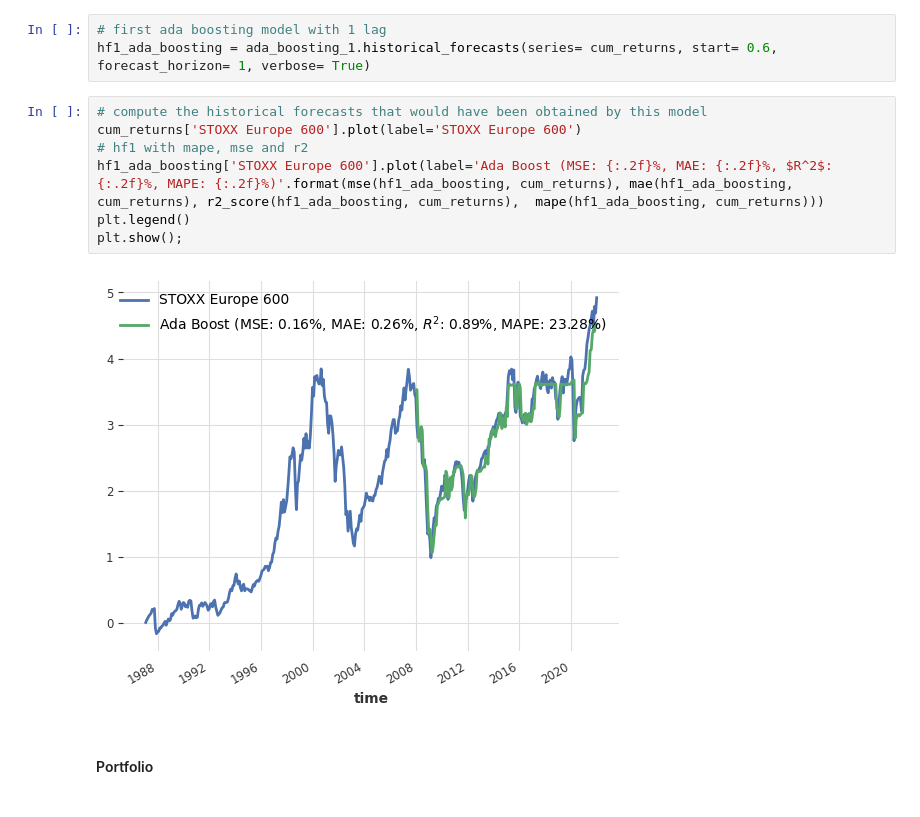
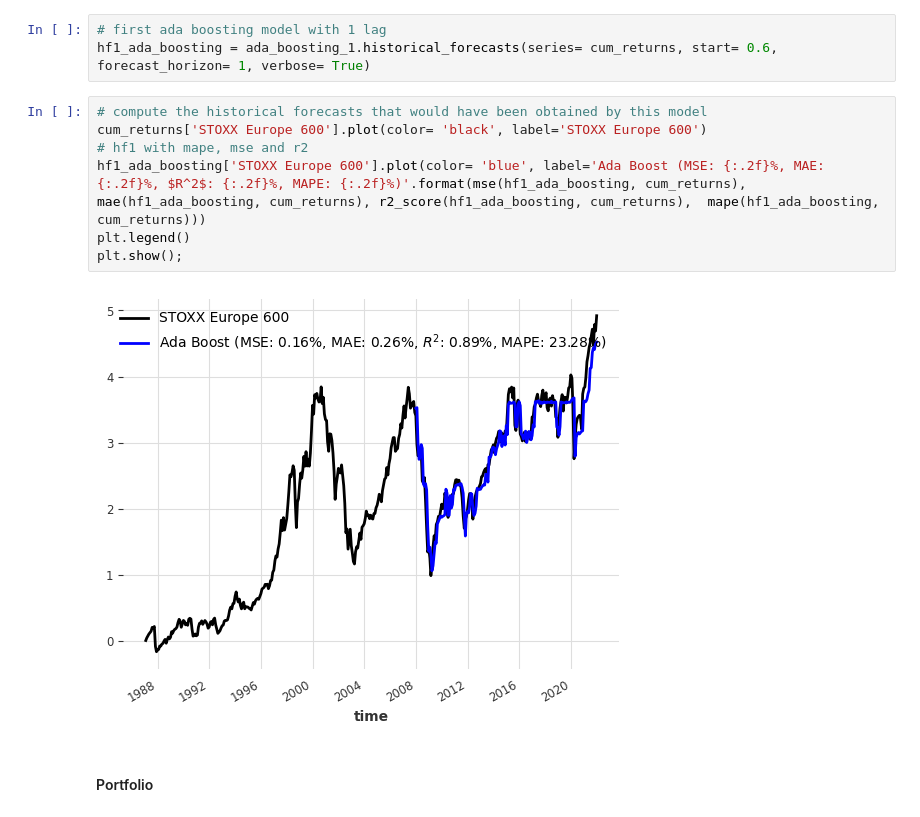
Before and after one commit to Ankru98/masterthesis, a Jupyter notebook: 4_nonlinear_machine_learning.ipynb, the cells around one changed output. Saved outputs shown, nothing was run; the diff lists cells and outputs as text.

```diff
--- a/4_nonlinear_machine_learning.ipynb
+++ b/4_nonlinear_machine_learning.ipynb
@@ -257,13 +257,13 @@ ada_boosting_forecast_1 = ada_boosting_1.predict(len(test))
 hf1_ada_boosting = ada_boosting_1.historical_forecasts(series= cum_returns, start= 0.6, forecast_horizon= 1, verbose= True)
 # %%
 # compute the historical forecasts that would have been obtained by this model
-cum_returns['STOXX Europe 600'].plot(label='STOXX Europe 600')
+cum_returns['STOXX Europe 600'].plot(color= 'black', label='STOXX Europe 600')
 # hf1 with mape, mse and r2
-hf1_ada_boosting['STOXX Europe 600'].plot(label='Ada Boost (MSE: {:.2f}%, MAE: {:.2f}%, $R^2$: {:.2f}%, MAPE: {:.2f}%)'.format(mse(hf1_ada_boosting, cum_returns), mae(hf1_ada_boosting, cum_returns), r2_score(hf1_ada_boosting, cum_returns),  mape(hf1_ada_boosting, cum_returns)))
+hf1_ada_boosting['STOXX Europe 600'].plot(color= 'blue', label='Ada Boost (MSE: {:.2f}%, MAE: {:.2f}%, $R^2$: {:.2f}%, MAPE: {:.2f}%)'.format(mse(hf1_ada_boosting, cum_returns), mae(hf1_ada_boosting, cum_returns), r2_score(hf1_ada_boosting, cum_returns),  mape(hf1_ada_boosting, cum_returns)))
 plt.legend()
 plt.show();
 # %% [output]
-[figure, old version]
+[figure, new version]
 # %% [markdown]
 #### Portfolio
 # %%
```
Also changed, not shown: parts of 7 cells of this notebook, 18 other files.
